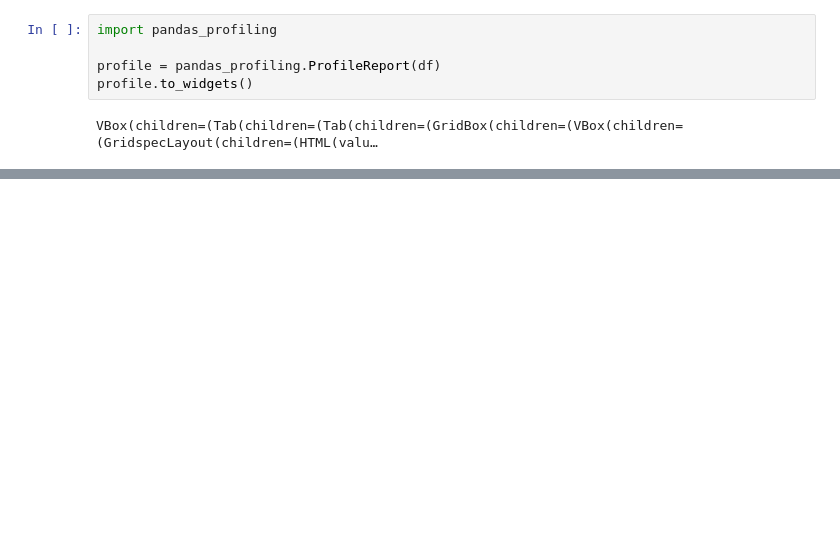
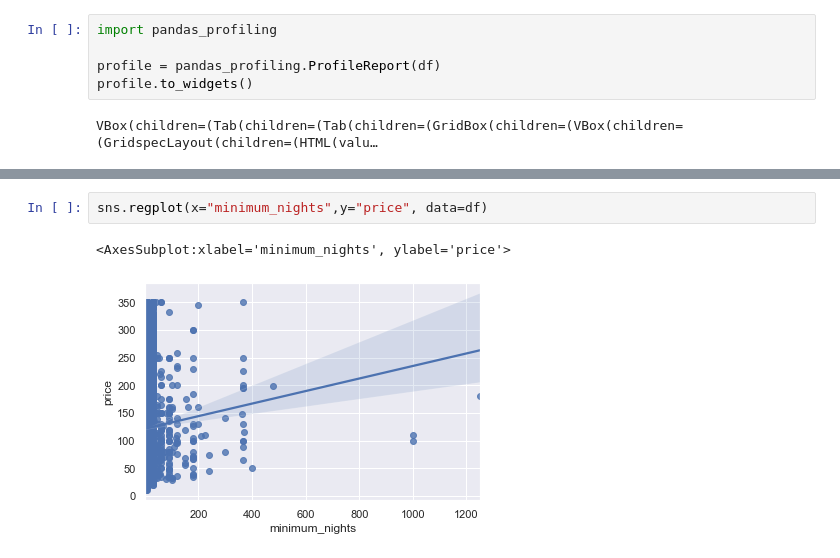
Before and after one commit to kangaroo98/nd0821-c2-build-model-workflow-starter, a Jupyter notebook: src/eda/EDA.ipynb, the cells around one changed output, grey strips where cells are left out. Cells and saved outputs as stored; diff of their text form; blank space fills up the shorter version.

```diff
--- a/src/eda/EDA.ipynb
+++ b/src/eda/EDA.ipynb
@@ -52,0 +124,5 @@ memory usage: 2.5+ MB
+# %%
+sns.regplot(x="minimum_nights",y="price", data=df)
+# %% [output]
+<AxesSubplot:xlabel='minimum_nights', ylabel='price'>
+[figure, added]
```
Also changed, not shown: parts of 17 cells of this notebook.
